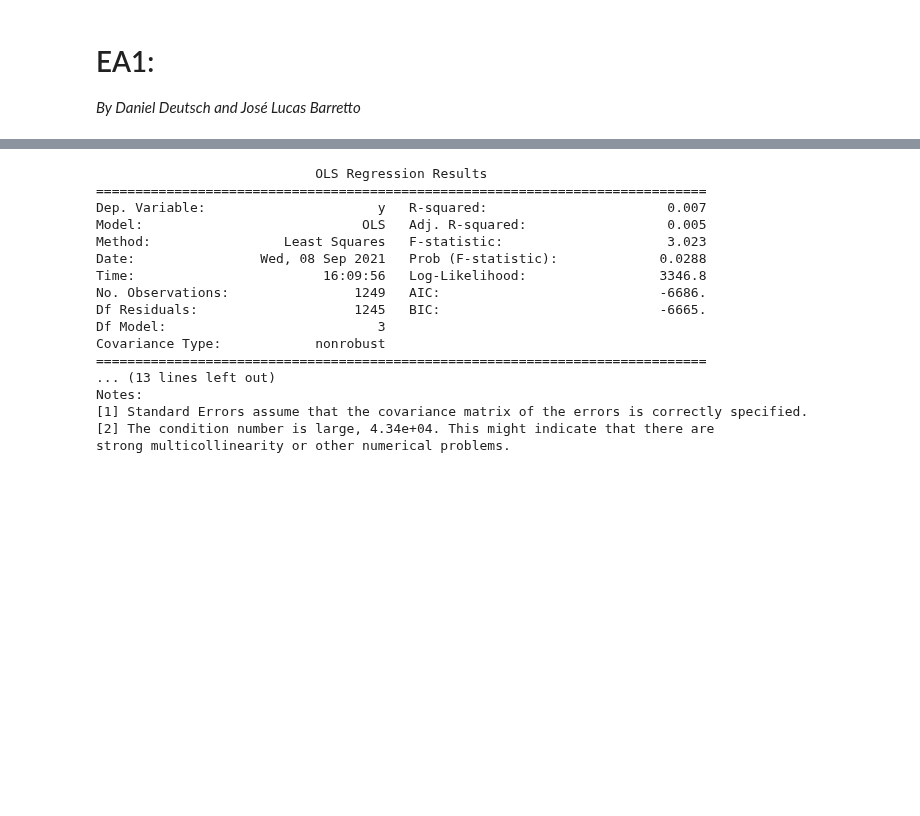
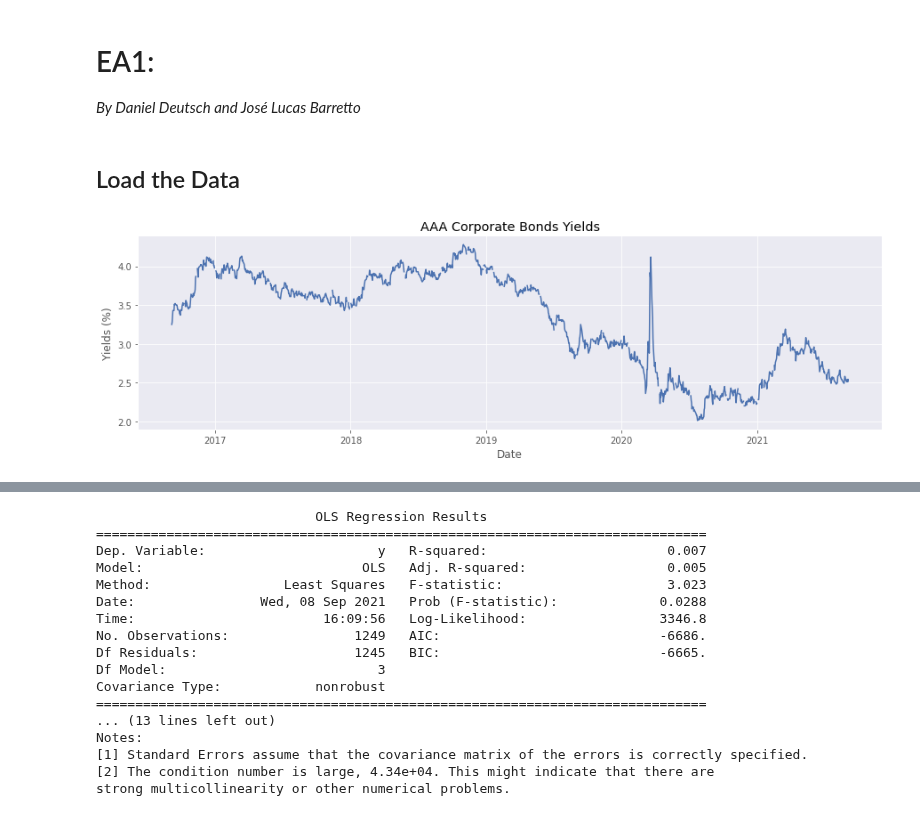
Before and after one commit to daniel-deutsch/FTD, a Jupyter notebook: Econometrics/EA1/main.ipynb, the cells around one changed output, grey strips where cells are left out. Cells and saved outputs as stored; diff of their text form; code cells hidden in the pictures; blank space fills up the shorter version.

Commit message:
organizing plots

```diff
--- a/Econometrics/EA1/main.ipynb
+++ b/Econometrics/EA1/main.ipynb
@@ -17,0 +10,25 @@ df_corpbonds['DAAA'] = np.log(df_corpbonds['DAAA'])
+# %%
+# Matplotlib styles
+plt.style.use('ggplot')
+plt.rcParams.update({
+    'figure.figsize': (15, 4),
+    'axes.prop_cycle': plt.cycler(color=["#4C72B0", "#C44E52", "#55A868", "#8172B2", "#CCB974", "#64B5CD"]),
+    'axes.facecolor': "#EAEAF2"
+})
+# %% [markdown]
+## Load the Data
+# %%
+# Loads data and makes small modifications on the df
+df_aaa = pd.read_csv("datasets/AAA_corpbonds_yields.csv", na_values='.')
+df_aaa['DATE'] = pd.to_datetime(df_aaa['DATE'], format='%Y-%m-%d')
+df_aaa.rename(columns={'DATE': 'date', 'DAAA': 'value'}, inplace=True)
+df_aaa.dropna(inplace=True)
+
+# Plots the time series
+plt.plot(df_aaa['date'], df_aaa['value'])
+plt.title("AAA Corporate Bonds Yields")
+plt.xlabel("Date")
+plt.ylabel("Yields (%)")
+plt.show()
+# %% [output]
+[figure, added]
```
Also changed, not shown: parts of 13 cells of this notebook.
